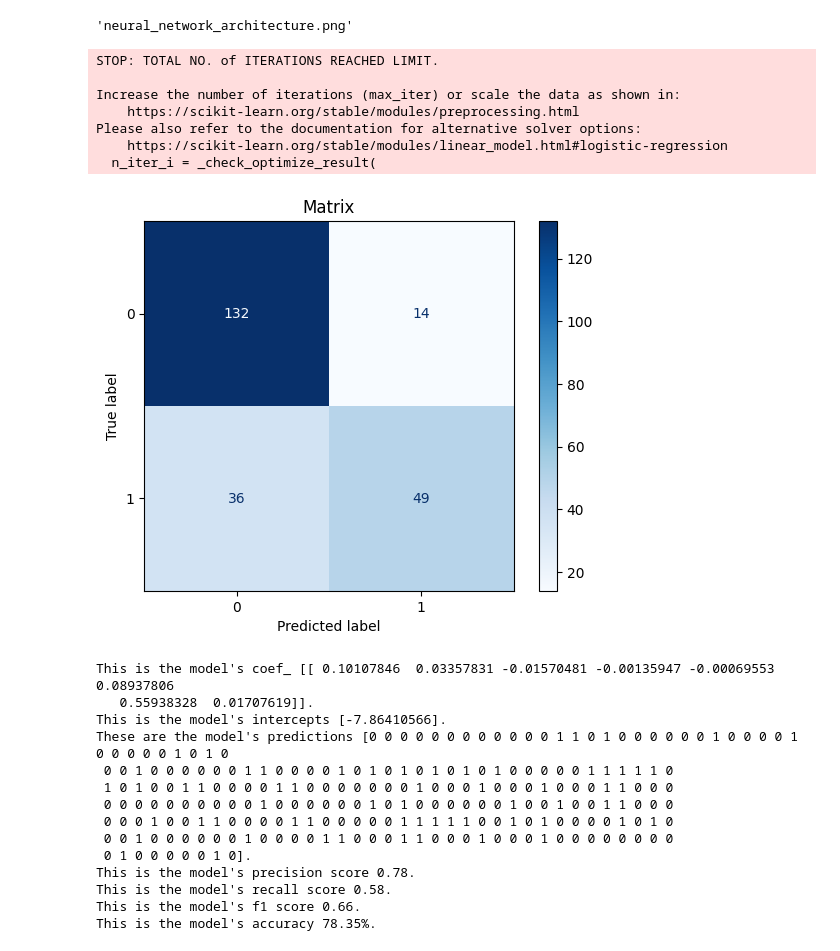
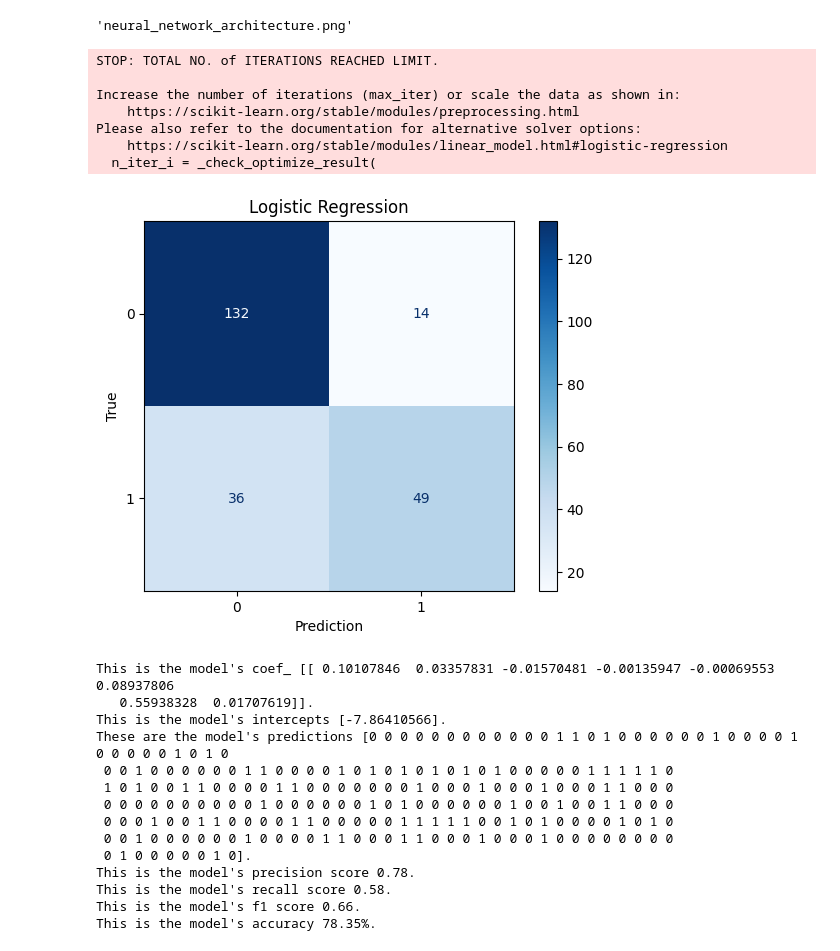
Before and after one commit to rmbv14/CSCI_111_Final_Project, a Jupyter notebook: supervised_1.ipynb, the cells around one changed output. Saved outputs shown, nothing was run; the diff lists cells and outputs as text; code cells hidden in the pictures.

```diff
--- a/supervised_1.ipynb
+++ b/supervised_1.ipynb
@@ -163,33 +171,35 @@ dot.render('neural_network_architecture')
 # %%
 logistic_model = LogisticRegression()
 logistic_model.fit(x_train, y_train)
 logistic_predicted = logistic_model.predict(x_test)
 logistic_accuracy = accuracy_score(y_test, logistic_predicted)
 logistic_recall = recall_score(y_test, logistic_predicted)
 logistic_precision = precision_score(y_test, logistic_predicted)
 logistic_f1 = f1_score(y_test, logistic_predicted)
 
 cm = confusion_matrix(y_test, logistic_predicted)
 disp = ConfusionMatrixDisplay(confusion_matrix=cm)
 disp.plot(cmap="Blues")
-plt.title("Matrix")
+plt.xlabel("Prediction")
+plt.ylabel("True")
+plt.title("Logistic Regression")
 plt.show()
 print(f"This is the model's coef_ {logistic_model.coef_}.")
 print(f"This is the model's intercepts {logistic_model.intercept_}.")
 print(f"These are the model's predictions {logistic_predicted}.")
 print(f"This is the model's precision score {logistic_precision:.2f}.")
 print(f"This is the model's recall score {logistic_recall:.2f}.")
 print(f"This is the model's f1 score {logistic_f1:.2f}.")
 print(f"This is the model's accuracy {(logistic_accuracy*100):.2f}%.")
 # %% [output]
 STOP: TOTAL NO. of ITERATIONS REACHED LIMIT.
 
 Increase the number of iterations (max_iter) or scale the data as shown in:
     https://scikit-learn.org/stable/modules/preprocessing.html
 Please also refer to the documentation for alternative solver options:
     https://scikit-learn.org/stable/modules/linear_model.html#logistic-regression
   n_iter_i = _check_optimize_result(
-[figure, old version]
+[figure, new version]
 This is the model's coef_ [[ 0.10107846  0.03357831 -0.01570481 -0.00135947 -0.00069553  0.08937806
    0.55938328  0.01707619]].
 This is the model's intercepts [-7.86410566].
```
Also changed, not shown: parts of 2 cells of this notebook, 2 other files.
